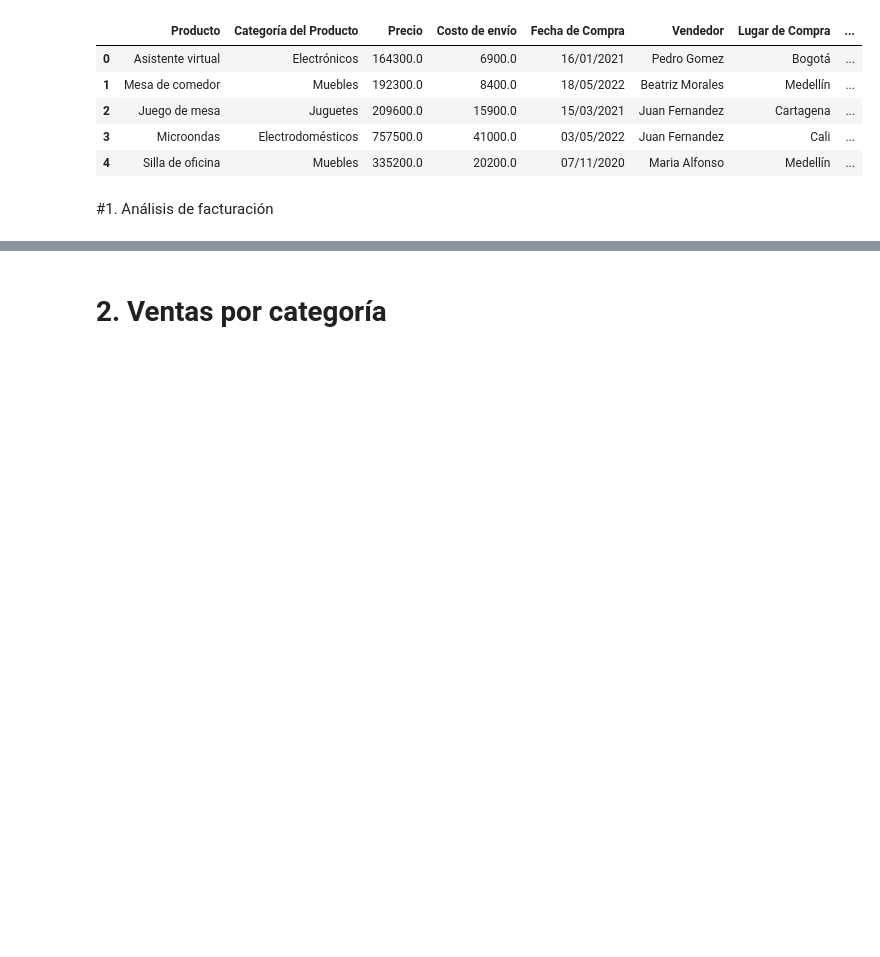
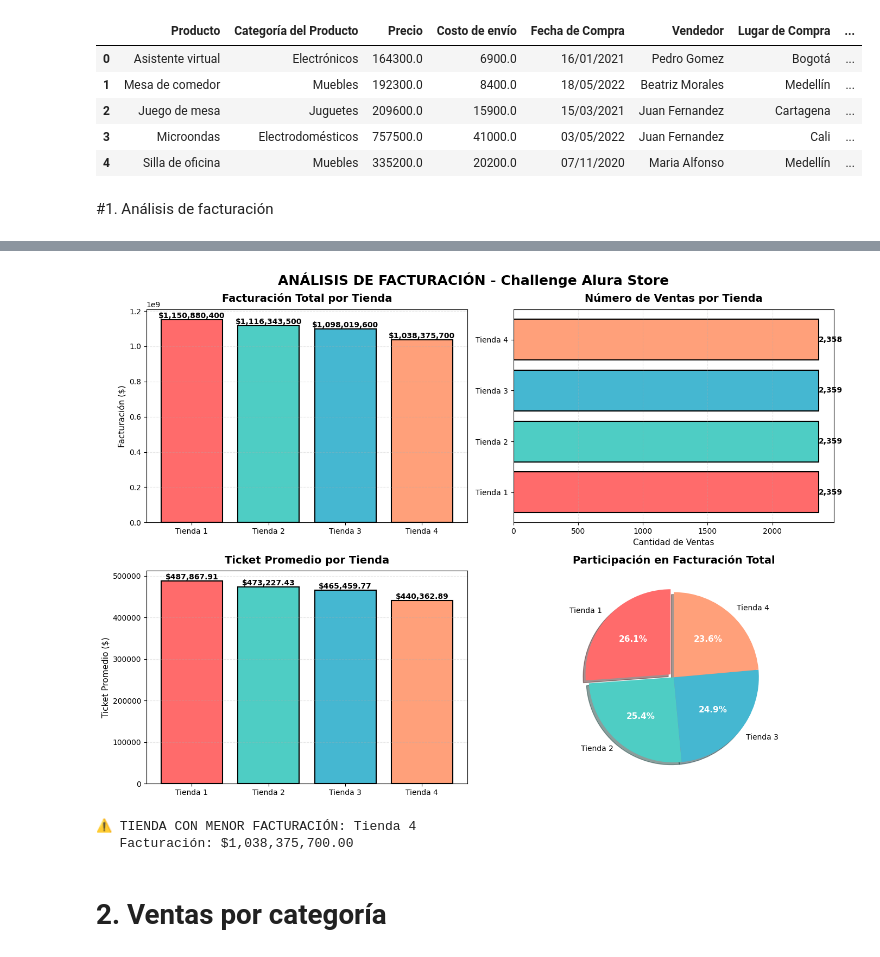
Before and after one commit to Gise46/AluraONEORACLE, a Jupyter notebook: CHALLENGE_AluraStoreLatam.ipynb, the cells around one changed output, grey strips where cells are left out. Saved outputs shown, nothing was run; the diff lists cells and outputs as text; code cells hidden in the pictures; blank space fills up the shorter version.

Commit message:
Challenge Alura - Creado con Colab

```diff
--- a/CHALLENGE_AluraStoreLatam.ipynb
+++ b/CHALLENGE_AluraStoreLatam.ipynb
@@ -28,2 +107,69 @@ tienda.head()
+# %%
+# Visualización de facturación
+fig, axes = plt.subplots(2, 2, figsize=(14, 10))
+fig.suptitle('ANÁLISIS DE FACTURACIÓN - Challenge Alura Store', fontsize=18, fontweight='bold')
+
+colores = ['#FF6B6B', '#4ECDC4', '#45B7D1', '#FFA07A']
+tiendas = df_facturacion['Tienda']
+
+# Gráfico 1: Facturación Total
+ax1 = axes[0, 0]
+bars = ax1.bar(tiendas, df_facturacion['Facturación Total'], color=colores, edgecolor='black', linewidth=1.5)
+ax1.set_title('Facturación Total por Tienda', fontsize=14, fontweight='bold', pad=10)
+ax1.set_ylabel('Facturación ($)', fontsize=11)
+ax1.grid(axis='y', alpha=0.3, linestyle='--')
+for bar in bars:
+    height = bar.get_height()
+    ax1.text(bar.get_x() + bar.get_width()/2., height,
+            f'${height:,.0f}', ha='center', va='bottom', fontsize=10, fontweight='bold')
+
+# Gráfico 2: Número de Ventas
+ax2 = axes[0, 1]
+bars2 = ax2.barh(tiendas, df_facturacion['Número de Ventas'], color=colores, edgecolor='black', linewidth=1.5)
+ax2.set_title('Número de Ventas por Tienda', fontsize=14, fontweight='bold', pad=10)
+ax2.set_xlabel('Cantidad de Ventas', fontsize=11)
+ax2.grid(axis='x', alpha=0.3, linestyle='--')
+for i, bar in enumerate(bars2):
+    width = bar.get_width()
+    ax2.text(width, bar.get_y() + bar.get_height()/2., f'{int(width):,}',
+            ha='left', va='center', fontsize=10, fontweight='bold')
+
+# Gráfico 3: Ticket Promedio
+ax3 = axes[1, 0]
+bars3 = ax3.bar(tiendas, df_facturacion['Ticket Promedio'], color=colores, edgecolor='black', linewidth=1.5)
+ax3.set_title('Ticket Promedio por Tienda', fontsize=14, fontweight='bold', pad=10)
+ax3.set_ylabel('Ticket Promedio ($)', fontsize=11)
+ax3.grid(axis='y', alpha=0.3, linestyle='--')
+for bar in bars3:
+    height = bar.get_height()
+    ax3.text(bar.get_x() + bar.get_width()/2., height,
+            f'${height:,.2f}', ha='center', va='bottom', fontsize=10, fontweight='bold')
+
+# Gráfico 4: Participación (Pie)
+ax4 = axes[1, 1]
+explode = [0.05 if i == df_facturacion['Facturación Total'].argmax() else 0
+           for i in range(len(df_facturacion))]
+wedges, texts, autotexts = ax4.pie(df_facturacion['Facturación Total'],
+                                     labels=tiendas, autopct='%1.1f%%',
+                                     colors=colores, explode=explode,
+                                     shadow=True, startangle=90)
+ax4.set_title('Participación en Facturación Total', fontsize=14, fontweight='bold', pad=10)
+for autotext in autotexts:
+    autotext.set_color('white')
+    autotext.set_fontweight('bold')
+    autotext.set_fontsize(11)
+
+plt.tight_layout()
+plt.show()
+# %% [output]
+[figure, added]
+# %%
+# Identificar tienda con menor facturación
+tienda_min = df_facturacion.loc[df_facturacion['Facturación Total'].idxmin()]
+print(f"\n⚠️ TIENDA CON MENOR FACTURACIÓN: {tienda_min['Tienda']}")
+print(f"   Facturación: ${tienda_min['Facturación Total']:,.2f}")
+# %% [output]
+⚠️ TIENDA CON MENOR FACTURACIÓN: Tienda 4
+   Facturación: $1,038,375,700.00
 # %% [markdown]
 # 2. Ventas por categoría
```
Also changed, not shown: parts of 20 cells of this notebook.
